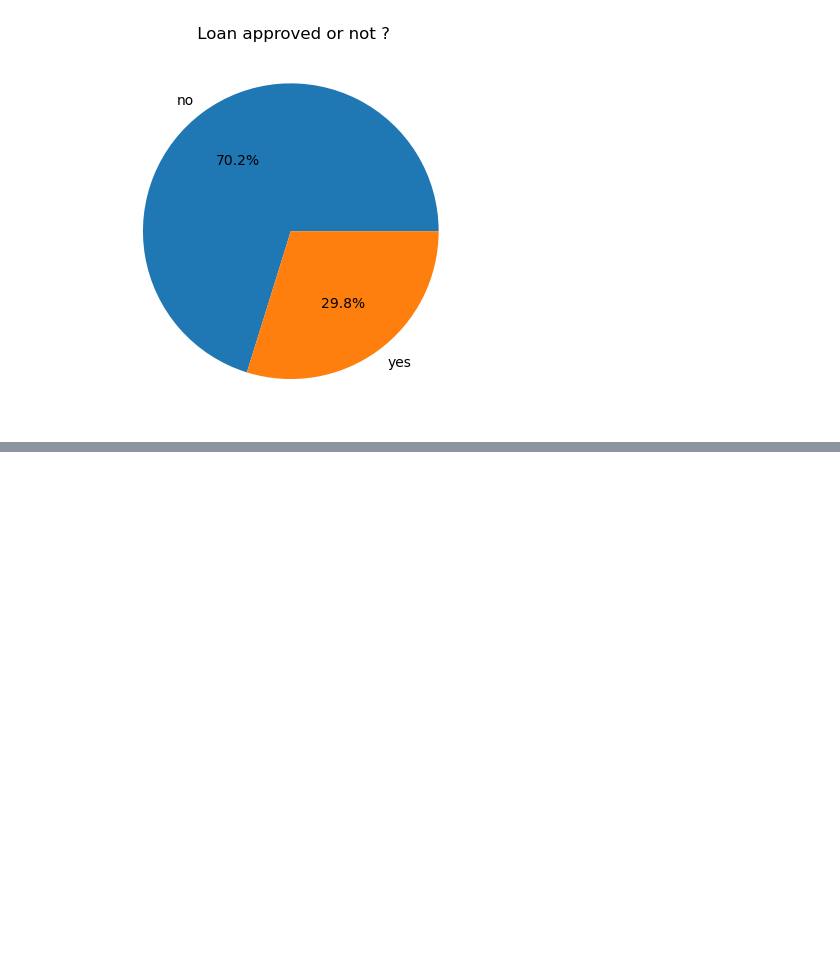
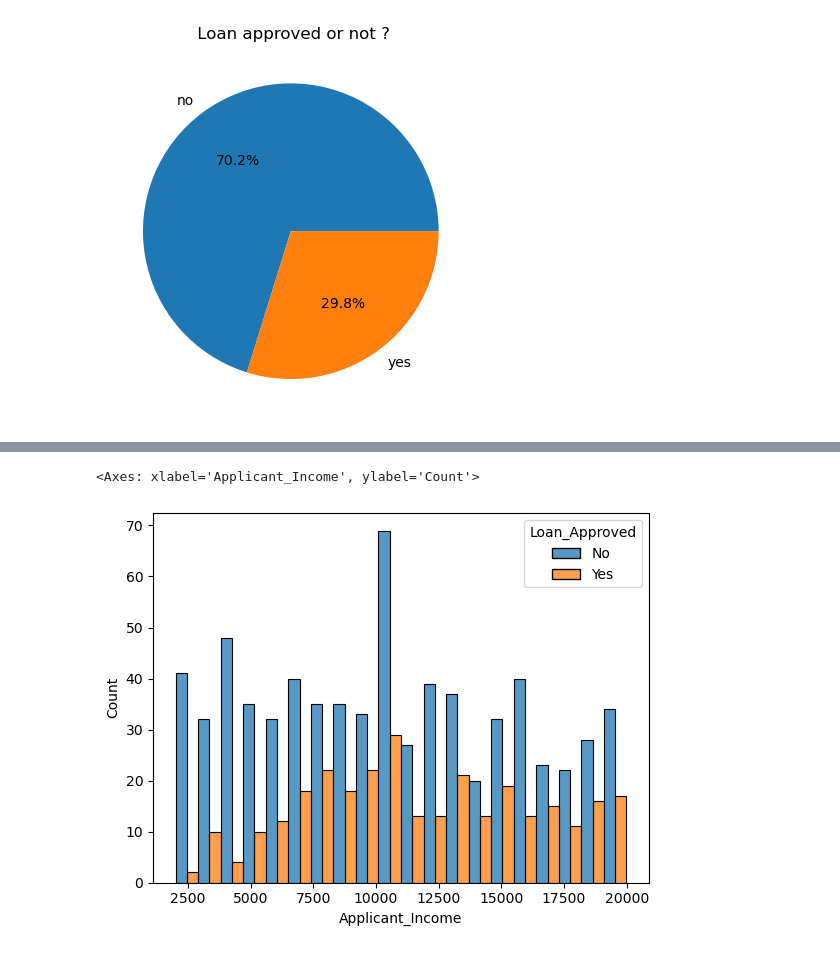
Before and after one commit to Dishaagarwal-2006/CREDITWISE_Loan_System-, a Jupyter notebook: notebooks/credit.ipynb, the cells around one changed output, grey strips where cells are left out. Drawn from its saved outputs; the diff is of its cells as text; code cells hidden in the pictures; blank space fills up the shorter version.

```diff
--- a/notebooks/credit.ipynb
+++ b/notebooks/credit.ipynb
@@ -131,0 +145,14 @@ AttributeError: 'Series' object has no attribute 'value_count'
+# %%
+ap_income = df["Applicant_Income"].value_counts()
+ap_income.head()
+
+sns.histplot(
+    data=df,
+    x="Applicant_Income",
+    hue="Loan_Approved",
+    bins=20,
+    multiple="dodge"
+)
+# %% [output]
+<Axes: xlabel='Applicant_Income', ylabel='Count'>
+[figure, added]
```
Also changed, not shown: parts of 39 cells of this notebook, 11 other files.
